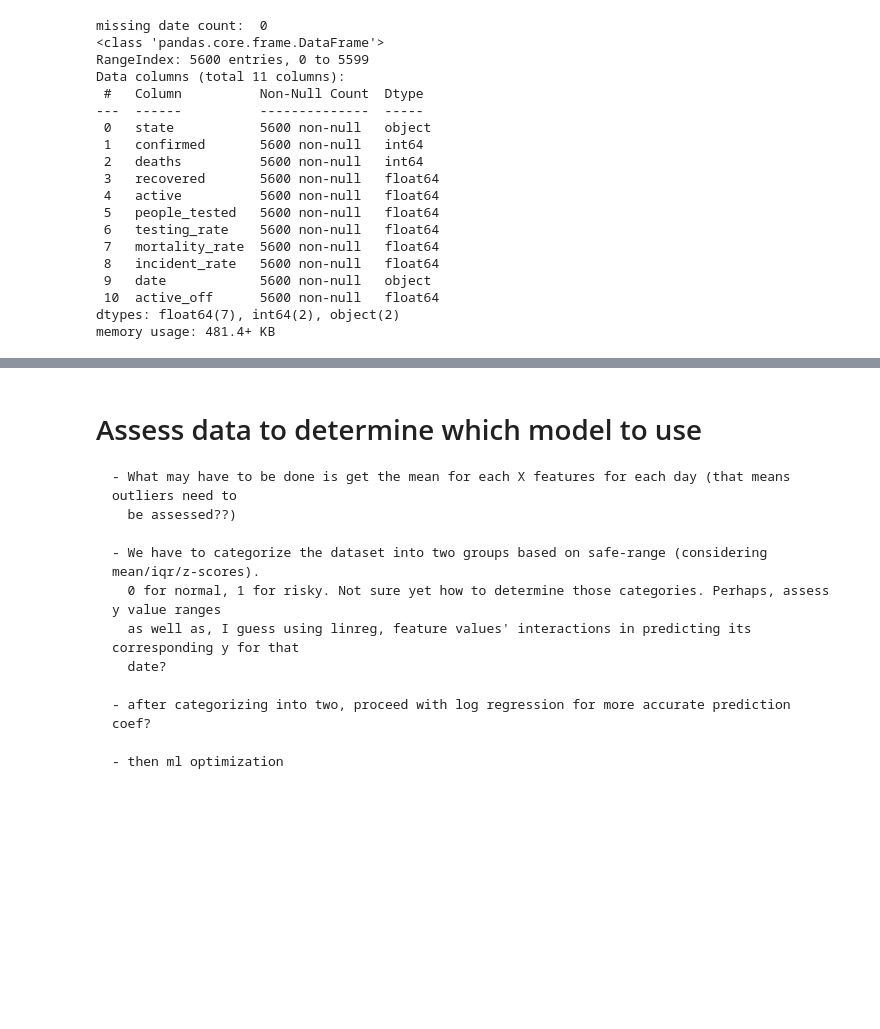
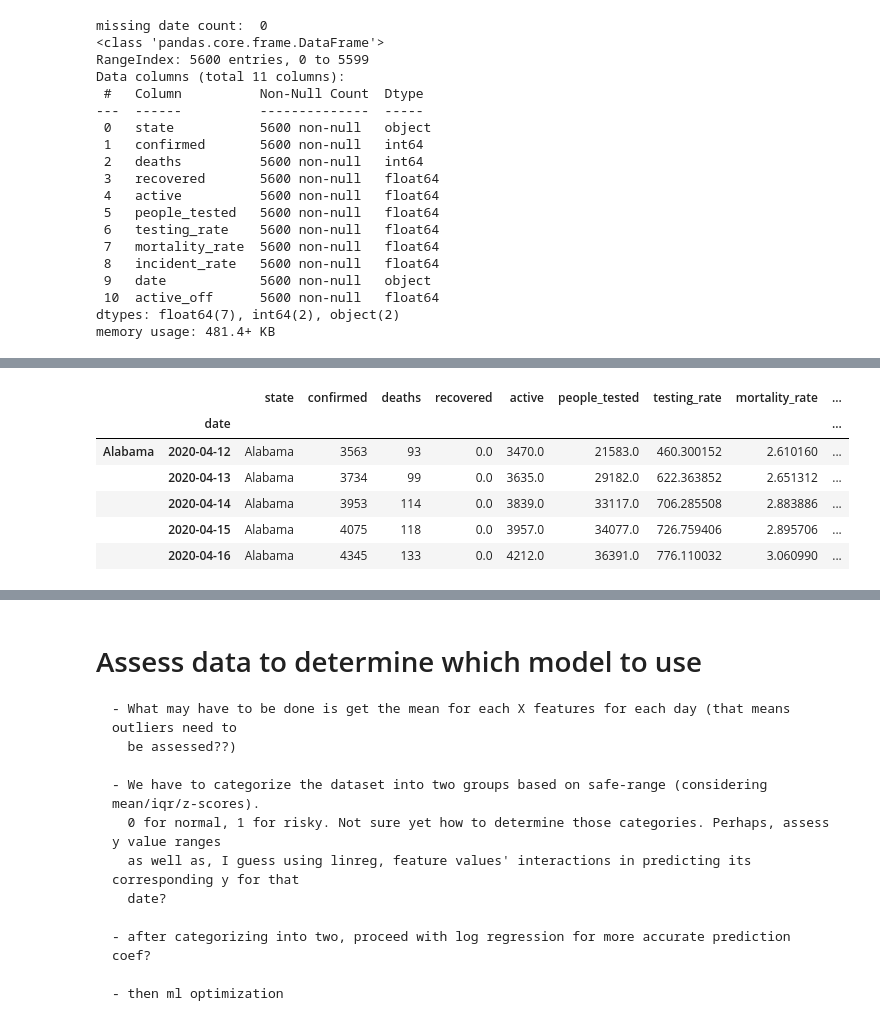
Before and after one commit to jungsNN/covid19-forecast, a Jupyter notebook: rough_draft_2.ipynb, the cells around one changed output, grey strips where cells are left out. Cells and saved outputs as stored; diff of their text form; code cells hidden in the pictures; blank space fills up the shorter version.

```diff
--- a/rough_draft_2.ipynb
+++ b/rough_draft_2.ipynb
@@ -402,0 +479,10 @@ pandas.core.series.Series
+# %%
+newdf.head()
+# %% [output]
+|  |  | state | confirmed | deaths | recovered | active | people_tested | testing_rate | mortality_rate | ... |
+|  | date |  |  |  |  |  |  |  |  | ... |
+| Alabama | 2020-04-12 | Alabama | 3563 | 93 | 0.0 | 3470.0 | 21583.0 | 460.300152 | 2.610160 | ... |
+|  | 2020-04-13 | Alabama | 3734 | 99 | 0.0 | 3635.0 | 29182.0 | 622.363852 | 2.651312 | ... |
+|  | 2020-04-14 | Alabama | 3953 | 114 | 0.0 | 3839.0 | 33117.0 | 706.285508 | 2.883886 | ... |
+|  | 2020-04-15 | Alabama | 4075 | 118 | 0.0 | 3957.0 | 34077.0 | 726.759406 | 2.895706 | ... |
+|  | 2020-04-16 | Alabama | 4345 | 133 | 0.0 | 4212.0 | 36391.0 | 776.110032 | 3.060990 | ... |
```
Also changed, not shown: parts of 7 cells of this notebook.
